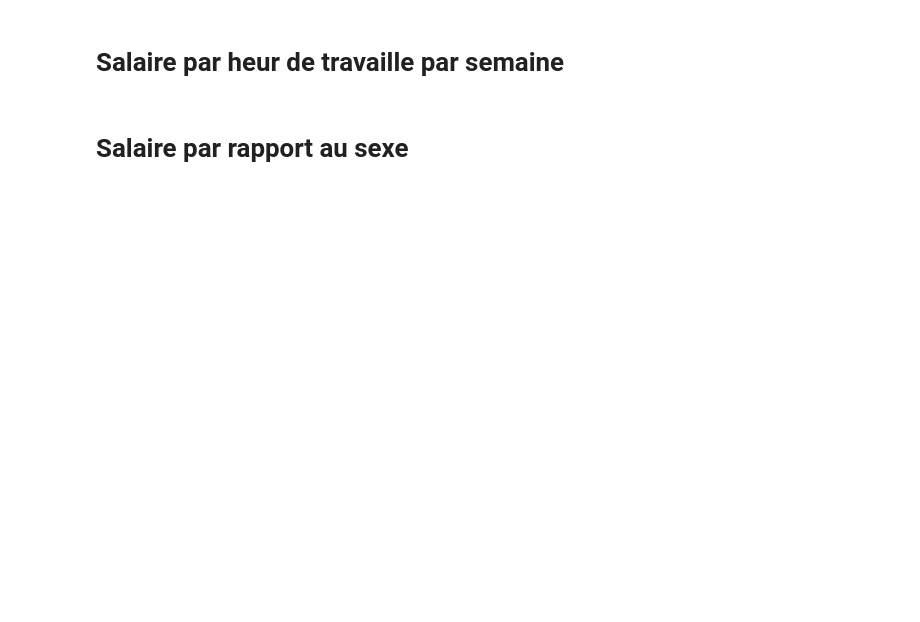
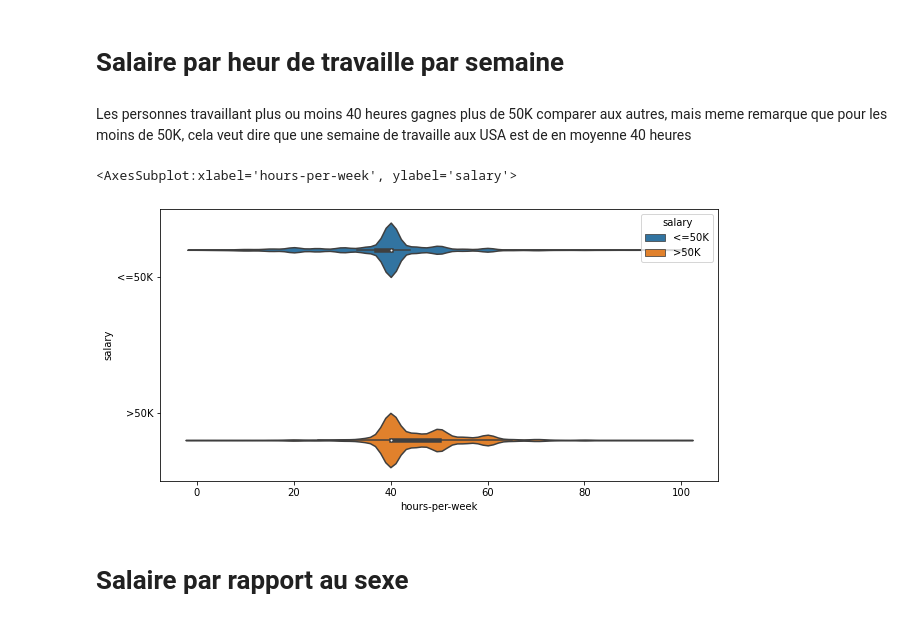
Before and after one commit to YouvaADDAD/Multidimensional_Analysis_And_Spark, a Jupyter notebook: BDLE_project.ipynb, the cells around one changed output. Saved outputs shown, nothing was run; the diff lists cells and outputs as text; code cells hidden in the pictures; blank space fills up the shorter version.

```diff
--- a/BDLE_project.ipynb
+++ b/BDLE_project.ipynb
@@ -163,7 +218,12 @@ plt.show()
 # %% [markdown]
 # Salaire par heur de travaille par semaine
+# %% [markdown]
+Les personnes travaillant plus ou moins 40 heures gagnes plus de 50K comparer aux autres, mais meme remarque que pour les moins de 50K, cela veut dire que une semaine de travaille aux USA est de en moyenne 40 heures
 # %%
 plt.figure(figsize=(10,5))
-sns.violinplot(x='income',y='hours-per-week',hue='income',data=df)
+sns.violinplot(x='hours-per-week',y='salary',hue='salary',data=df)
+# %% [output]
+<AxesSubplot:xlabel='hours-per-week', ylabel='salary'>
+[figure, added]
 # %% [markdown]
 # Salaire par rapport au sexe
```
Also changed, not shown: parts of 106 cells of this notebook, 7 other files.
